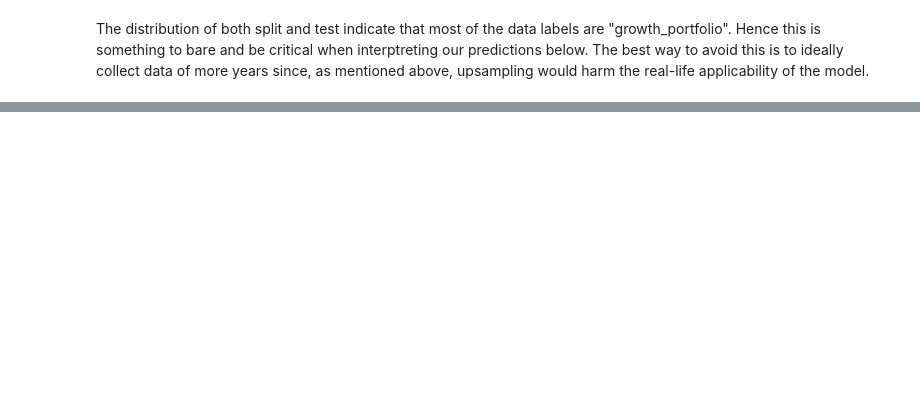
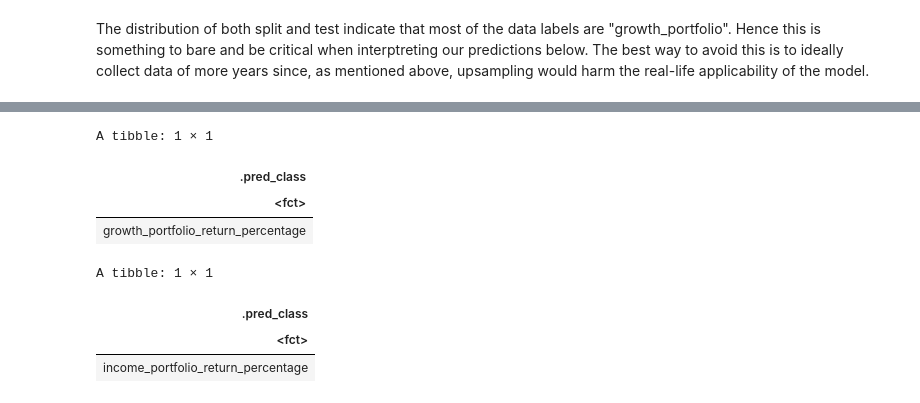
Before and after one commit to Arioniums/DSCI_100_125, a Jupyter notebook: project_group_125.ipynb, the cells around one changed output, grey strips where cells are left out. Drawn from its saved outputs; the diff is of its cells as text; code cells hidden in the pictures; blank space fills up the shorter version.

```diff
--- a/project_group_125.ipynb
+++ b/project_group_125.ipynb
@@ -489,12 +807,21 @@ knn_metrics
 # %%
 #This is the new observation to predict
 
-new_economic_environment_1 <- tibble(annual_inflation = 2, real_gdp_growth_rate_percentage = 5, annual_unemployment_rate = 8)
-new_economic_environment_2 <- tibble(annual_inflation = 2, real_gdp_growth_rate_percentage = 0, annual_unemployment_rate = 4)
+new_economic_environment_1 <- tibble(annual_inflation = 6, real_gdp_growth_rate_percentage = 2.5, annual_unemployment_rate = 3.7)
+new_economic_environment_2 <- tibble(annual_inflation = 2, real_gdp_growth_rate_percentage = -1.6, annual_unemployment_rate = 7)
 
 portfolio_prediction_1 <- predict(knn_fit, new_economic_environment_1)
 portfolio_prediction_1
 
 portfolio_prediction_2 <- predict(knn_fit, new_economic_environment_2)
 portfolio_prediction_2
+# %% [output]
+A tibble: 1 × 1
+| .pred_class |
+| <fct> |
+| growth_portfolio_return_percentage |
+A tibble: 1 × 1
+| .pred_class |
+| <fct> |
+| income_portfolio_return_percentage |
 # %% [markdown]
```
Also changed, not shown: parts of 26 cells of this notebook, 1 other file.
